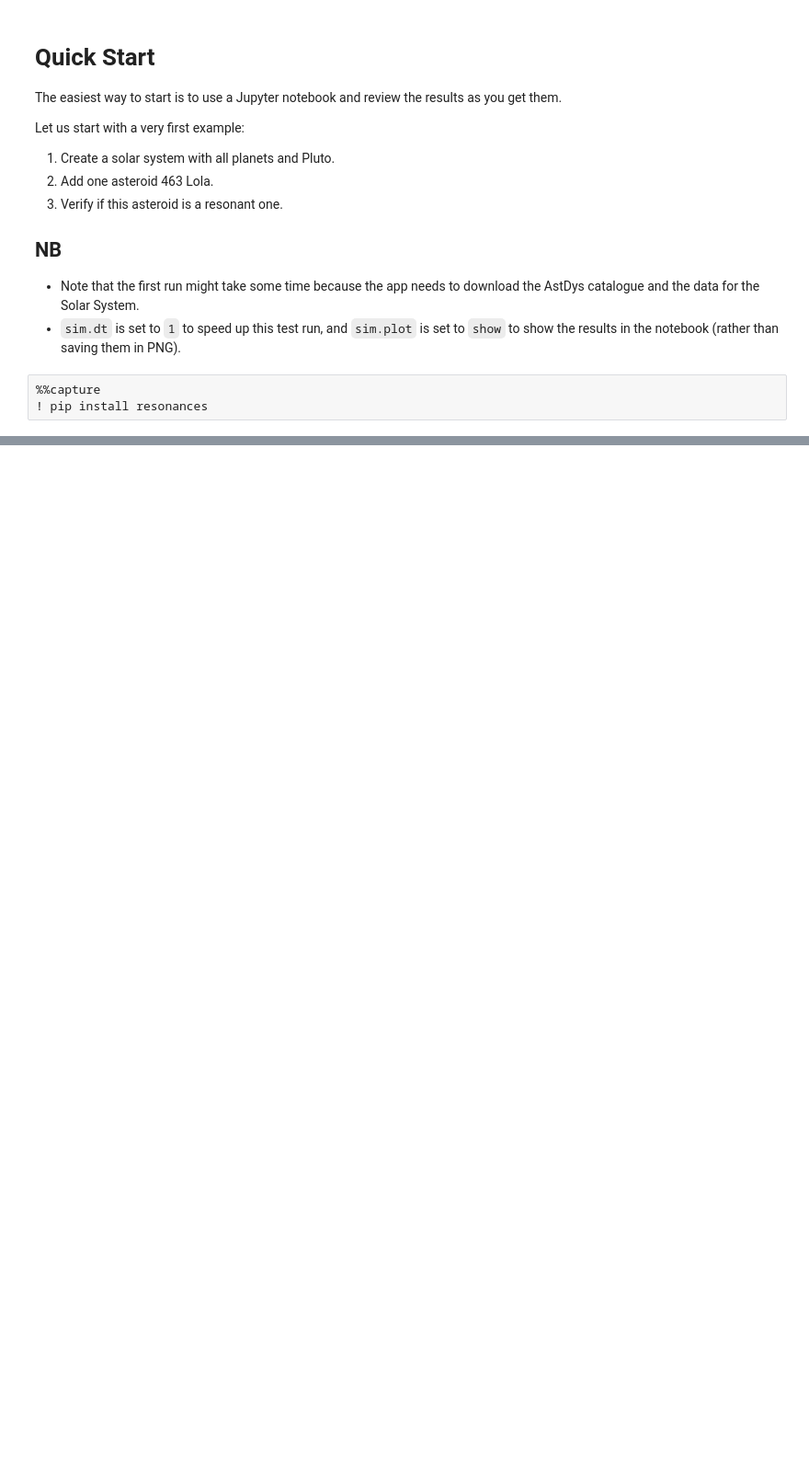
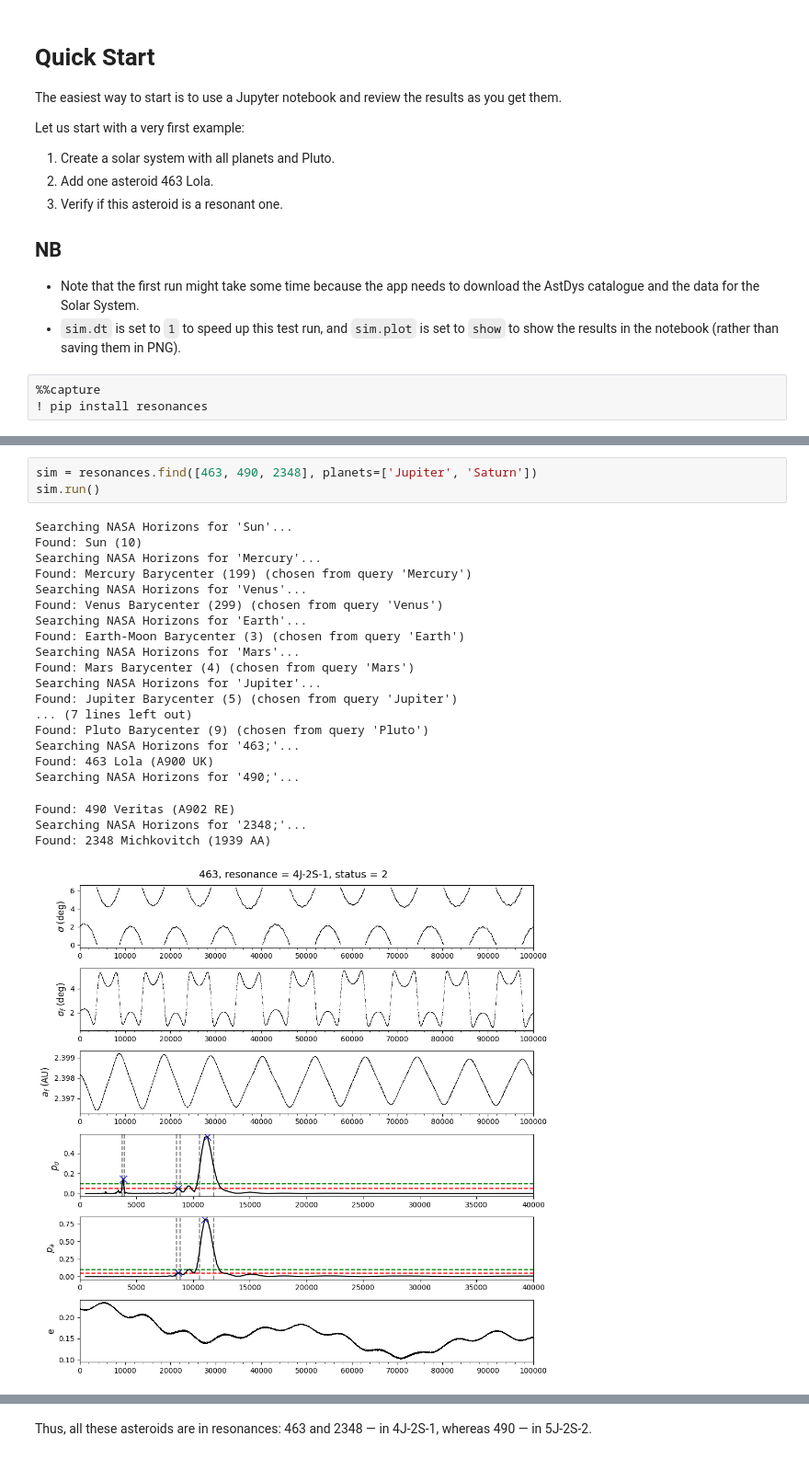
Before and after one commit to smirik/resonances, a Jupyter notebook: docs/quick-start.ipynb, the cells around one changed output, grey strips where cells are left out. Shown at 92% size. Saved outputs shown, nothing was run; the diff lists cells and outputs as text; blank space fills up the shorter version.

```diff
--- a/docs/quick-start.ipynb
+++ b/docs/quick-start.ipynb
@@ -40,0 +129,25 @@ There are extra lines on the panels related to the periodograms of the semi-majo
+# %%
+sim = resonances.find([463, 490, 2348], planets=['Jupiter', 'Saturn'])
+sim.run()
+# %% [output]
+Searching NASA Horizons for 'Sun'...
+Found: Sun (10)
+Searching NASA Horizons for 'Mercury'...
+Found: Mercury Barycenter (199) (chosen from query 'Mercury')
+Searching NASA Horizons for 'Venus'...
+Found: Venus Barycenter (299) (chosen from query 'Venus')
+Searching NASA Horizons for 'Earth'...
+Found: Earth-Moon Barycenter (3) (chosen from query 'Earth')
+Searching NASA Horizons for 'Mars'...
+Found: Mars Barycenter (4) (chosen from query 'Mars')
+Searching NASA Horizons for 'Jupiter'...
+Found: Jupiter Barycenter (5) (chosen from query 'Jupiter')
+... (7 lines left out)
+Found: Pluto Barycenter (9) (chosen from query 'Pluto')
+Searching NASA Horizons for '463;'...
+Found: 463 Lola (A900 UK)
+Searching NASA Horizons for '490;'...
+Found: 490 Veritas (A902 RE)
+Searching NASA Horizons for '2348;'...
+Found: 2348 Michkovitch (1939 AA)
+[figure, added]
@@ -40,0 +156,2 @@ There are extra lines on the panels related to the periodograms of the semi-majo
+# %% [markdown]
+Thus, all these asteroids are in resonances: 463 and 2348 — in 4J-2S-1, whereas 490 — in 5J-2S-2.
```
Also changed, not shown: parts of 24 cells of this notebook, 16 other files.
